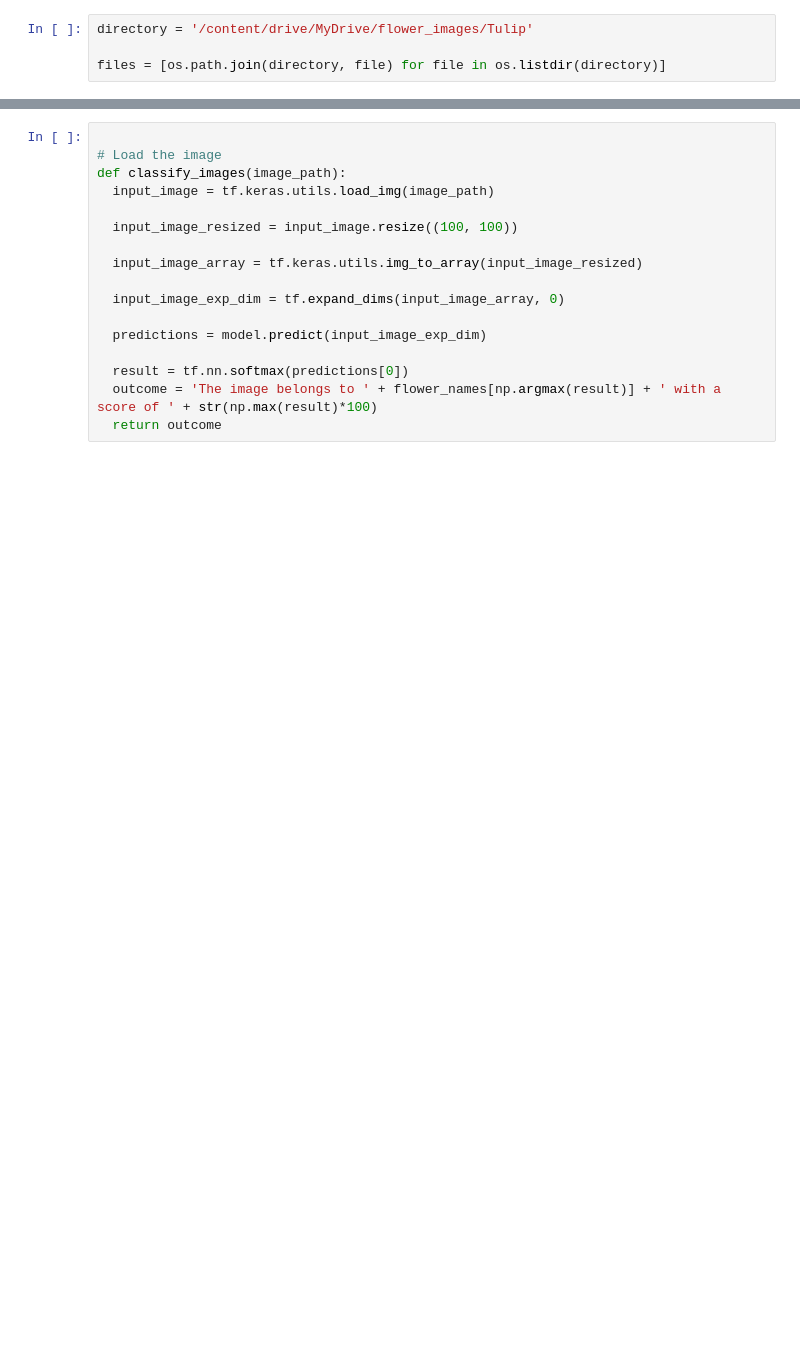
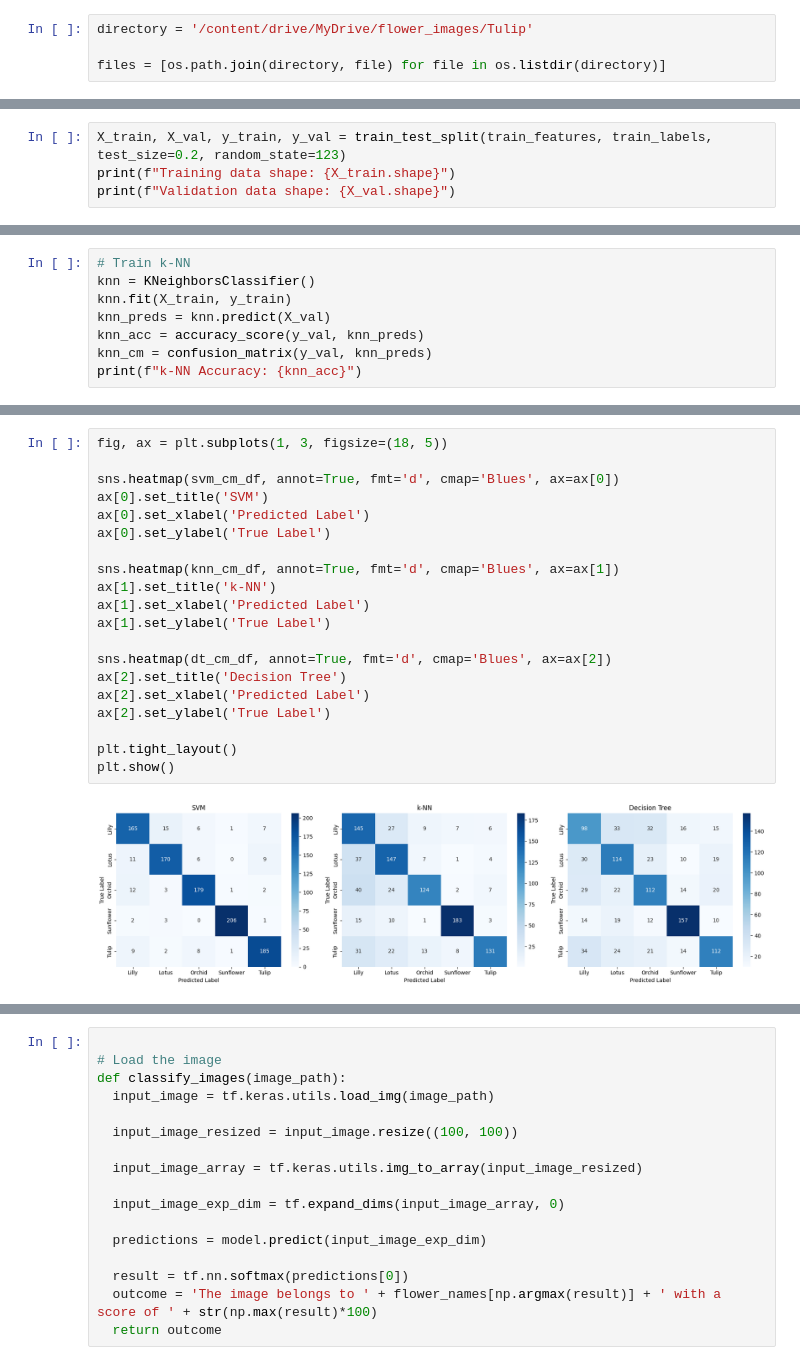
Before and after one commit to aarushM923/Flower-Recognition, a Jupyter notebook: flower_recognition.ipynb, the cells around one changed output, grey strips where cells are left out. Saved outputs shown, nothing was run; the diff lists cells and outputs as text; blank space fills up the shorter version.

```diff
--- a/flower_recognition.ipynb
+++ b/flower_recognition.ipynb
@@ -231,0 +271,4 @@ files = [os.path.join(directory, file) for file in os.listdir(directory)]
+# %%
+X_train, X_val, y_train, y_val = train_test_split(train_features, train_labels, test_size=0.2, random_state=123)
+print(f"Training data shape: {X_train.shape}")
+print(f"Validation data shape: {X_val.shape}")
@@ -231,0 +288,8 @@ files = [os.path.join(directory, file) for file in os.listdir(directory)]
+# %%
+# Train k-NN
+knn = KNeighborsClassifier()
+knn.fit(X_train, y_train)
+knn_preds = knn.predict(X_val)
+knn_acc = accuracy_score(y_val, knn_preds)
+knn_cm = confusion_matrix(y_val, knn_preds)
+print(f"k-NN Accuracy: {knn_acc}")
@@ -231,0 +367,22 @@ files = [os.path.join(directory, file) for file in os.listdir(directory)]
+# %%
+fig, ax = plt.subplots(1, 3, figsize=(18, 5))
+
+sns.heatmap(svm_cm_df, annot=True, fmt='d', cmap='Blues', ax=ax[0])
+ax[0].set_title('SVM')
+ax[0].set_xlabel('Predicted Label')
+ax[0].set_ylabel('True Label')
+
+sns.heatmap(knn_cm_df, annot=True, fmt='d', cmap='Blues', ax=ax[1])
+ax[1].set_title('k-NN')
+ax[1].set_xlabel('Predicted Label')
+ax[1].set_ylabel('True Label')
+
+sns.heatmap(dt_cm_df, annot=True, fmt='d', cmap='Blues', ax=ax[2])
+ax[2].set_title('Decision Tree')
+ax[2].set_xlabel('Predicted Label')
+ax[2].set_ylabel('True Label')
+
+plt.tight_layout()
+plt.show()
+# %% [output]
+[figure, added]
```
Also changed, not shown: parts of 23 cells of this notebook.
